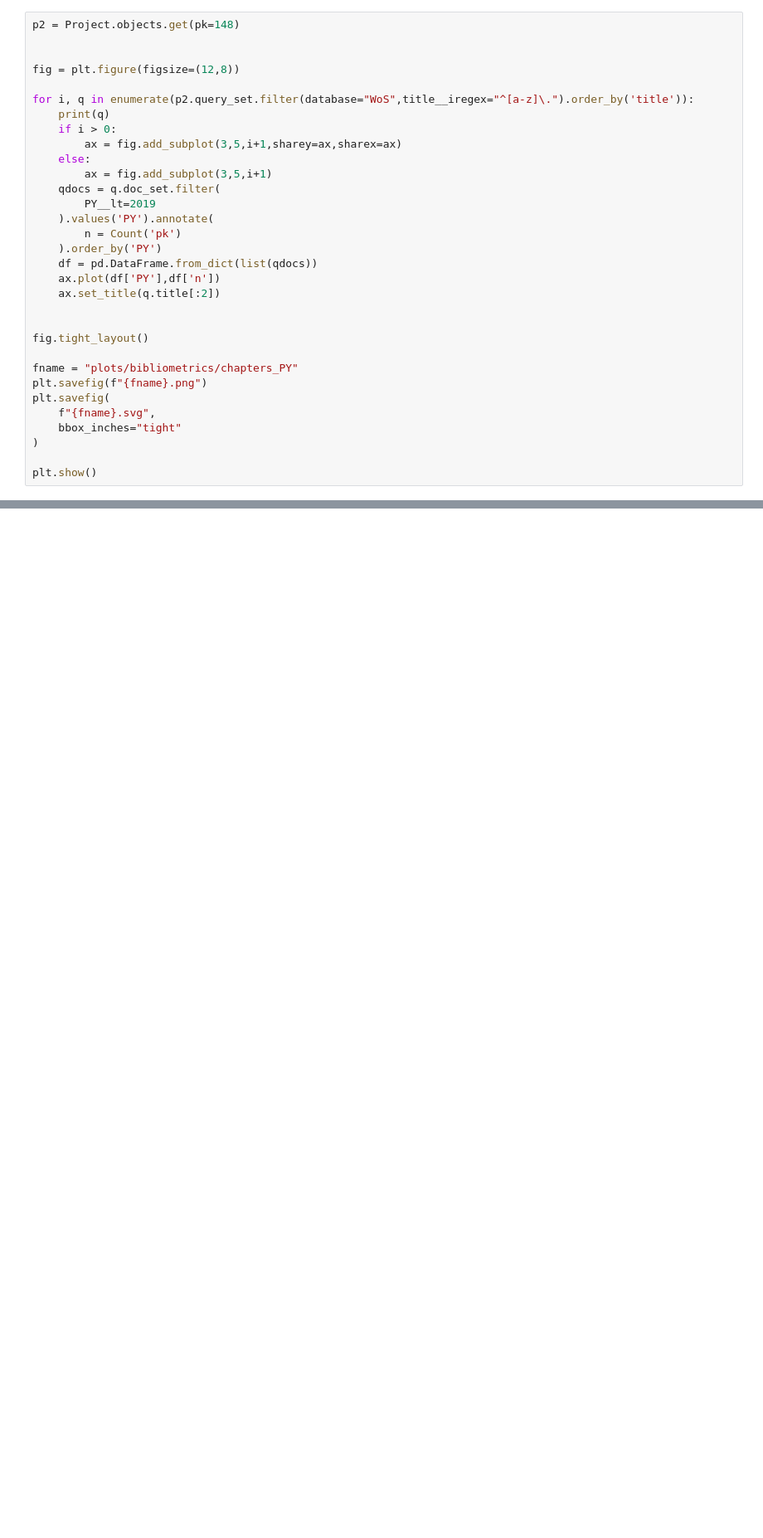
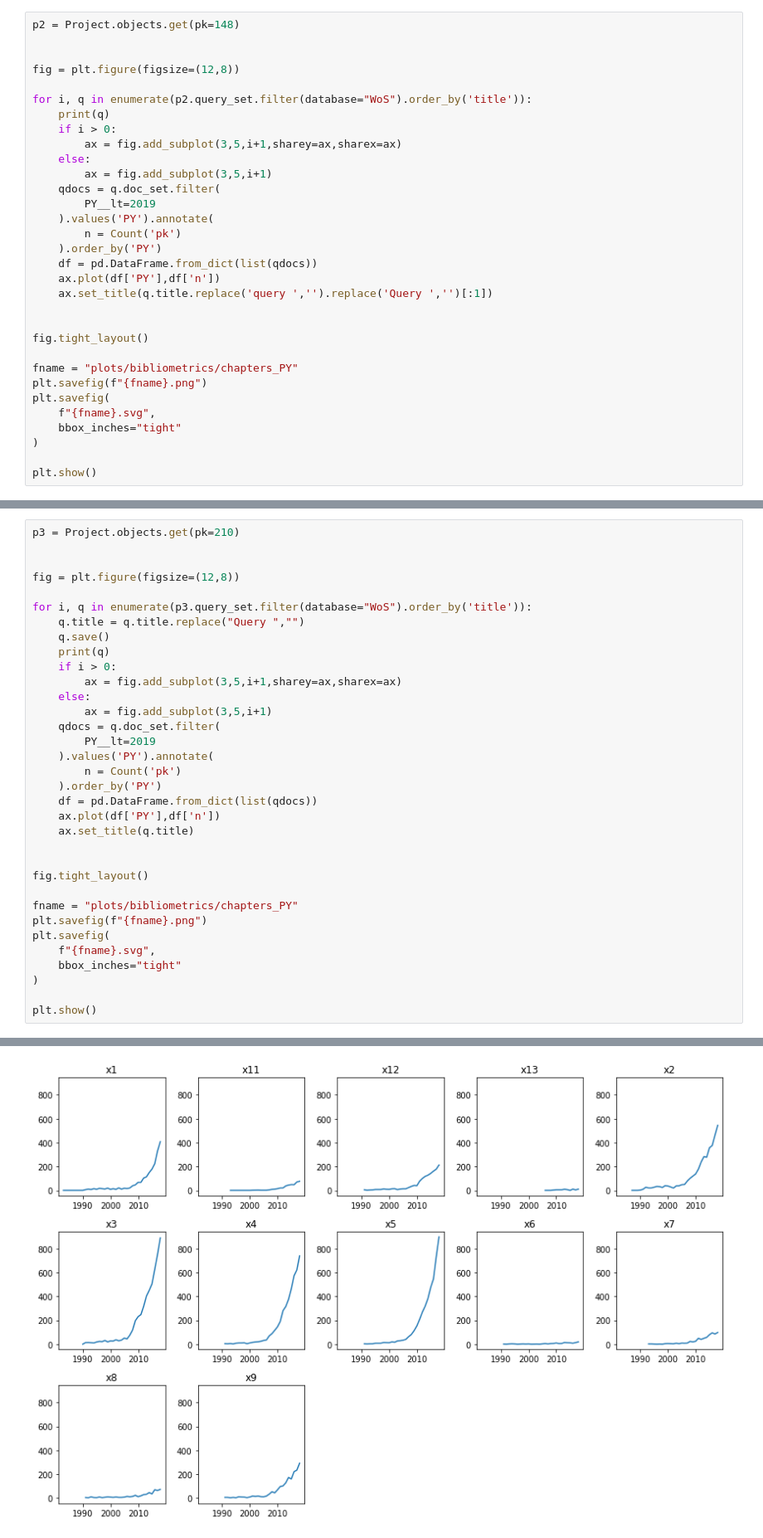
Before and after one commit to mcc-apsis/energy-demand-landscape, a Jupyter notebook: basic_bibliometrics.py.ipynb, the cells around one changed output, grey strips where cells are left out. Shown at 83% size. Drawn from its saved outputs; the diff is of its cells as text; blank space fills up the shorter version.

```diff
--- a/basic_bibliometrics.py.ipynb
+++ b/basic_bibliometrics.py.ipynb
@@ -94,7 +110,7 @@ p2 = Project.objects.get(pk=148)
 
 fig = plt.figure(figsize=(12,8))
 
-for i, q in enumerate(p2.query_set.filter(database="WoS",title__iregex="^[a-z]\.").order_by('title')):
+for i, q in enumerate(p2.query_set.filter(database="WoS").order_by('title')):
     print(q)
     if i > 0:
         ax = fig.add_subplot(3,5,i+1,sharey=ax,sharex=ax)
@@ -107,7 +123,7 @@ for i, q in enumerate(p2.query_set.filter(database="WoS",title__iregex="^[a-z]\.
     ).order_by('PY')
     df = pd.DataFrame.from_dict(list(qdocs))
     ax.plot(df['PY'],df['n'])
-    ax.set_title(q.title[:2])
+    ax.set_title(q.title.replace('query ','').replace('Query ','')[:1])
 
 
 fig.tight_layout()
@@ -138,0 +155,35 @@ n. Case studies and regional specificities
+# %%
+p3 = Project.objects.get(pk=210)
+
+
+fig = plt.figure(figsize=(12,8))
+
+for i, q in enumerate(p3.query_set.filter(database="WoS").order_by('title')):
+    q.title = q.title.replace("Query ","")
+    q.save()
+    print(q)
+    if i > 0:
+        ax = fig.add_subplot(3,5,i+1,sharey=ax,sharex=ax)
+    else:
+        ax = fig.add_subplot(3,5,i+1)
+    qdocs = q.doc_set.filter(
+        PY__lt=2019
+    ).values('PY').annotate(
+        n = Count('pk')
+    ).order_by('PY')
+    df = pd.DataFrame.from_dict(list(qdocs))
+    ax.plot(df['PY'],df['n'])
+    ax.set_title(q.title)
+
+
+fig.tight_layout()
+
+fname = "plots/bibliometrics/chapters_PY"
+plt.savefig(f"{fname}.png")
+plt.savefig(
+    f"{fname}.svg",
+    bbox_inches="tight"
+)
+
+plt.show()
+# %% [output]
@@ -138,0 +202 @@ n. Case studies and regional specificities
+[figure, added]
```
Also changed, not shown: parts of 4 cells of this notebook, 27 other files.
